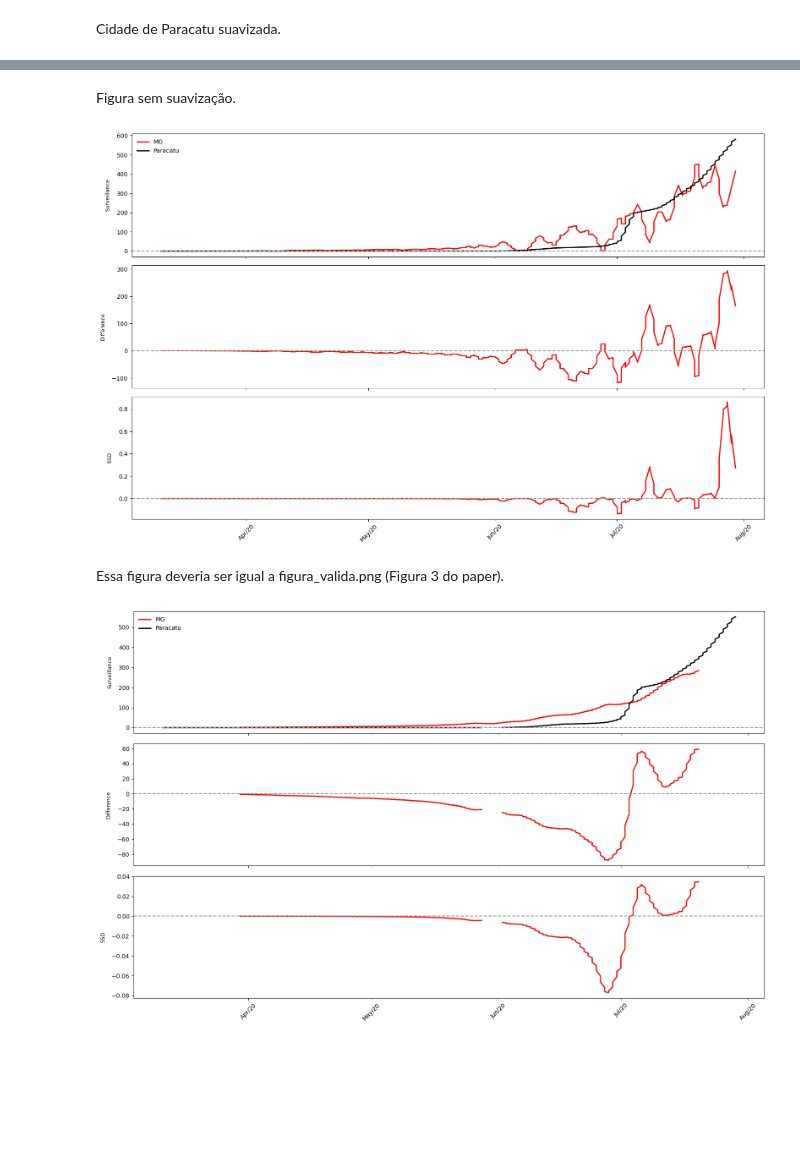
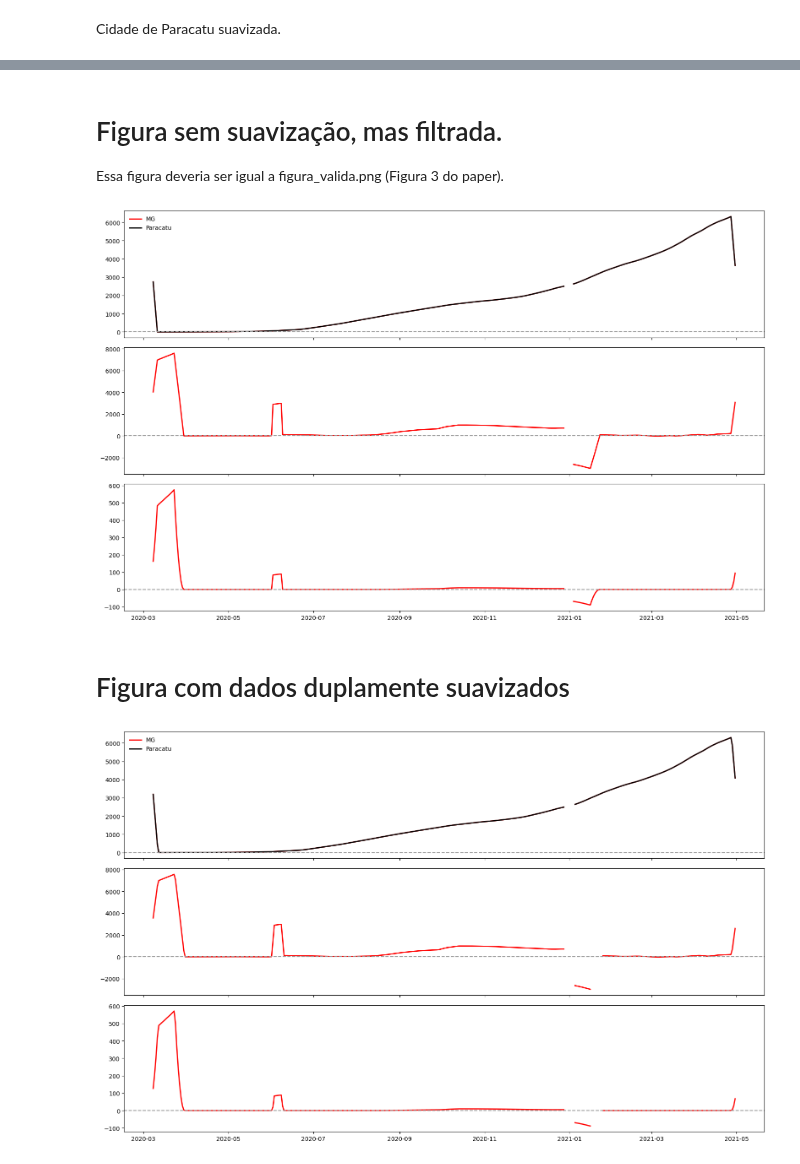
Before and after one commit to carloszan/covid, a Jupyter notebook: 2.figuras-com-todos-os-dados.ipynb, the cells around one changed output, grey strips where cells are left out. Cells and saved outputs as stored; diff of their text form; code cells hidden in the pictures; blank space fills up the shorter version.

```diff
--- a/2.figuras-com-todos-os-dados.ipynb
+++ b/2.figuras-com-todos-os-dados.ipynb
@@ -72,24 +72,29 @@ from matplotlib.dates import DateFormatter
 
 def save_figs(df1, df2, population_col, cases_col, date_col, df1_legend, df2_legend):
   # Me = pd.read_csv('MG.csv', sep=';').sort_values(by='date')
-  population_df1 = df1[population_col].iloc[0]
+  population_df1 = df1[population_col].max()
   cases_df1 = (df1[cases_col] / population_df1 * 1e5).values
   dates_df1 = pd.to_datetime(df1[date_col].values)
   smoothed_df1, *_ = smooth_covid(dates_df1, cases_df1, 7)
+  df_plot1 = pd.DataFrame({"values": smoothed_df1, "dates": dates_df1}).sort_values(by="dates")
+
 
   # Mc = pd.read_excel('PARACATU.xlsx').sort_values(by='date')
-  population_df2 = df2[population_col].iloc[0]
+  population_df2 = df2[population_col].max()
   cases_df2 = (df2[cases_col] / population_df2 * 1e5).values
   y = np.concatenate([np.zeros(len(cases_df1) - len(cases_df2)), cases_df2])  # Align lengths by padding with zeros
   smoothed_df2, *_ = smooth_covid(dates_df1, y, 7)
+  df_plot2 = pd.DataFrame({"values": smoothed_df1, "dates": dates_df1}).sort_values(by="dates")
 
   # Calculate differences and signed square differences
   d_nnC = smoothed_df2 - smoothed_df1
-  ssd_nnC = np.sign(d_nnC) * (d_nnC ** 2)
+  df_plot3 = pd.DataFrame({"values": d_nnC, "dates": dates_df1}).sort_values(by="dates")
+  ssd_nnC = np.sign(d_nnC) * (d_nnC ** 2) / 1e5
+  df_plot4 = pd.DataFrame({"values": ssd_nnC, "dates": dates_df1}).sort_values(by="dates")
 
   # Generate dynamic date ticks and labels
-  DATE_ticks = pd.date_range(start="2020-04-01", periods=13, freq="MS")
-  DATE_ticklabels = DATE_ticks.strftime('%b/%y')
+  # DATE_ticks = pd.date_range(start="2020-04-01", periods=13, freq="MS")
+  # DATE_ticklabels = DATE_ticks.strftime('%b/%y')
 
   # Create plots
   fig, axs = plt.subplots(3, 1, figsize=(16, 10), sharex=True)
@@ -97,31 +102,32 @@ def save_figs(df1, df2, population_col, cases_col, date_col, df1_legend, df2_leg
 
   # Plot configurations
   plot_params = [
-      (smoothed_df1, smoothed_df2, "Surveillance", [-600, 6000], [0, 6000], ['$0$', '$6\\times10^3$']),
-      (d_nnC, None, "Difference", [-100, 1000], [0, 1000], ['$0$', '$10^3$']),
-      (ssd_nnC / 1e5, None, "SSD", [-1, 10], [0, 10], ['$0$', '$10^5$'])
+      (df_plot1, df_plot2, "Surveillance", [-600, 6000], [0, 6000], ['$0$', '$6\\times10^3$']),
+      (df_plot3, None, "Difference", [-100, 1000], [0, 1000], ['$0$', '$10^3$']),
+      (df_plot4 , None, "SSD", [-1, 10], [0, 10], ['$0$', '$10^5$'])
   ]
 
   for ax, (data1, data2, ylabel, ylim, yticks, yticklabels) in zip(axs, plot_params):
-      ax.plot(dates_df1, data1, 'r', linewidth=2)
+      ax.plot(data1["dates"], data1["values"], 'r', linewidth=2)
       if data2 is not None:
-          ax.plot(dates_df1, data2, 'k', linewidth=2)
+          ax.plot(data1["dates"], data2["values"], 'k', linewidth=2)
           ax.legend([df1_legend, df2_legend], loc='upper left', frameon=False)
       ax.axhline(0, linestyle='--', color=[0.6, 0.6, 0.6])
       # ax.set_ylim(ylim)
       # ax.set_yticks(yticks)
       # ax.set_yticklabels(yticklabels)
-      ax.set_ylabel(ylabel, rotation=90)
+      # ax.set_ylabel(ylabel, rotation=90)
 
   # Set x-axis tick labels on the last subplot
   # axs[-1].set_xticks(DATE_ticks)
-  axs[-1].set_xticklabels(DATE_ticklabels, rotation=45)
+  # axs[-1].set_xticklabels(DATE_ticklabels, rotation=45)
 
   plt.tight_layout()
   plt.show()
 
   # Uncomment to save as a PDF
   fig.savefig('figuras', format='pdf', bbox_inches='tight')
+  return df_plot1, df_plot2
 # %% [markdown]
 # Figura sem suavização
 
@@ -141,8 +151,8 @@ Esse é estado de MG suavizado e com o mesmo período do paper.
 # %%
-df1 = df[(df['estado'] == 'MG') & (df['data'] >= '2020-03-08') & (df['data'] <= '2020-07-31') & (df['municipio'].isna())].reset_index()
-values, *_ = smooth_covid(df1['data'].values, df1['casosAcumulado'].values, 42)
+df1 = df[(df['estado'] == 'MG') & (df['data'] >= '2020-03-08') & (df['data'] <= '2021-04-31') & (df['populacaoTCU2019'].notna()) & (df['municipio'].isna())].reset_index()
+values, *_ = smooth_covid(df1['data'].values, df1['casosAcumulado'].values, smoth_factor)
 smoothed_df1 = df1.copy()
 smoothed_df1['casosAcumulado'] = values
 
-smoothed_df1.plot(x='data', y='casosAcumulado')
+_ = smoothed_df1.sort_values(by="data").plot(x='data', y='casosAcumulado')
 # %% [output]
@@ -151,10 +160,10 @@ smoothed_df1.plot(x='data', y='casosAcumulado')
 # %% [markdown]
 Cidade de Paracatu suavizada.
 # %%
-df2 = df[(df['municipio'] == 'Paracatu') & (df['data'] >= '2020-03-08') & (df['data'] <= '2020-07-31') & (df['casosAcumulado'] < 600)].reset_index()
-values, *_ = smooth_covid(df2['data'].values, df2['casosAcumulado'].values, 5)
+df2 = df[(df['municipio'] == 'Paracatu') & (df['data'] >= '2020-03-08') & (df['data'] <= '2021-04-31')].reset_index() #& (df['casosAcumulado'] < 600)
+values, *_ = smooth_covid(df2['data'].values, df2['casosAcumulado'].values, smoth_factor)
 smoothed_df2 = df2.copy()
 smoothed_df2['casosAcumulado'] = values
 
-smoothed_df2.plot(x='data', y='casosAcumulado')
+_ = smoothed_df2.sort_values(by="data").plot(x='data', y='casosAcumulado')
 # %% [output]
@@ -163,12 +171,14 @@ smoothed_df2.plot(x='data', y='casosAcumulado')
-# %% [markdown]
-Figura sem suavização.
+# %% [markdown]
+# Figura sem suavização, mas filtrada.
+
+Essa figura deveria ser igual a figura_valida.png (Figura 3 do paper).
 # %%
-save_figs(df1, df2, 'populacaoTCU2019', 'casosAcumulado', 'data', 'MG', 'Paracatu')
+df_smothed1, df_smothed2 = save_figs(df1, df2, 'populacaoTCU2019', 'casosAcumulado', 'data', 'MG', 'Paracatu')
 # %% [output]
-[figure, old version]
+[figure, new version]
-# %% [markdown]
-Essa figura deveria ser igual a figura_valida.png (Figura 3 do paper).
+# %% [markdown]
+# Figura com dados duplamente suavizados
 # %%
-save_figs(smoothed_df1, smoothed_df2, 'populacaoTCU2019', 'casosAcumulado', 'data', 'MG', 'Paracatu')
+_, _ = save_figs(smoothed_df1, smoothed_df2, 'populacaoTCU2019', 'casosAcumulado', 'data', 'MG', 'Paracatu')
 # %% [output]
-[figure, old version]
+[figure, new version]
```
Also changed, not shown: parts of 8 cells of this notebook, 1 other file.
